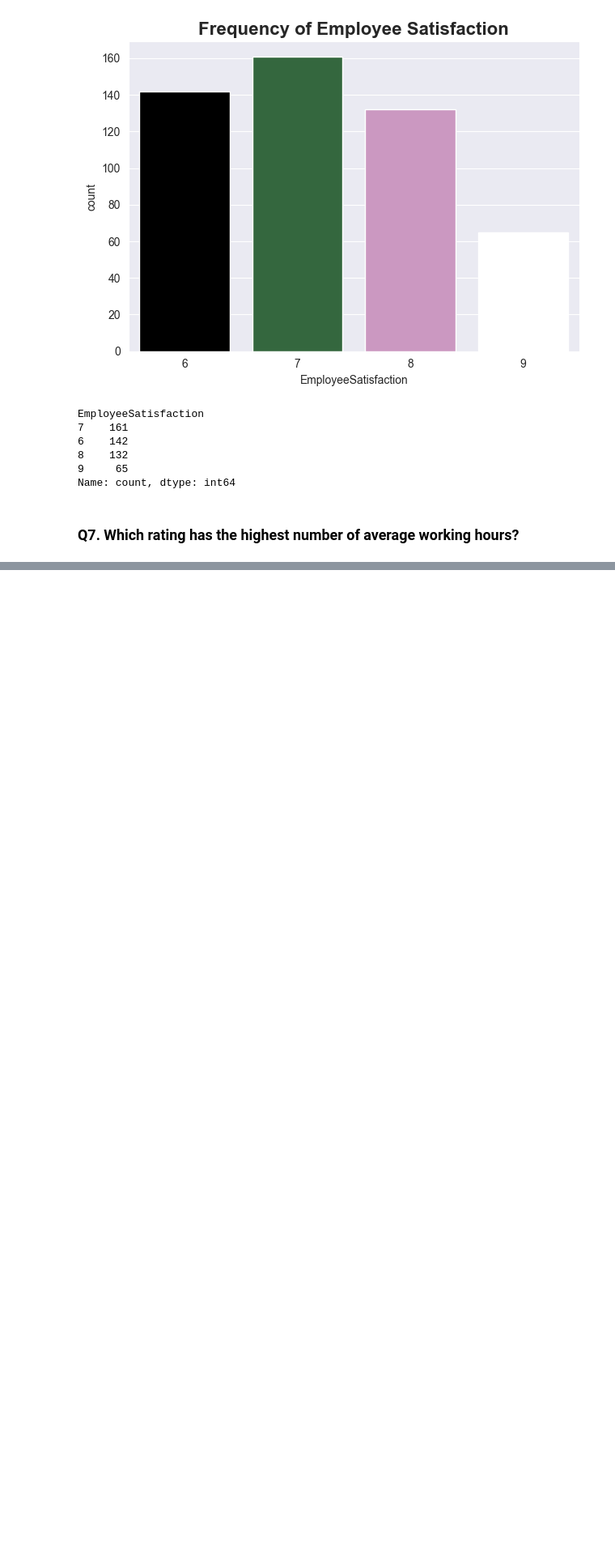
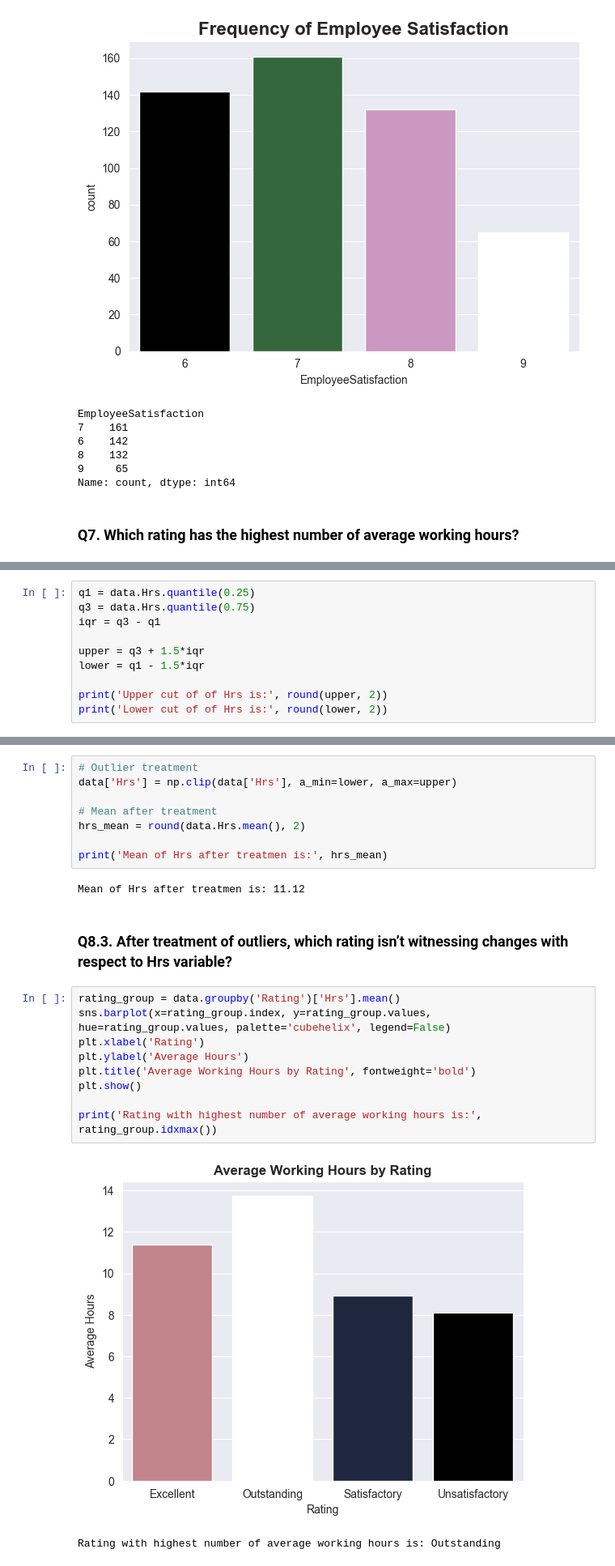
Before and after one commit to tariq0802/data-analytics, a Jupyter notebook: stats module 3/capstone/Capstone.ipynb, the cells around one changed output, grey strips where cells are left out. Shown at 81% size. Cells and saved outputs as stored; diff of their text form; blank space fills up the shorter version.

```diff
--- a/stats module 3/capstone/Capstone.ipynb
+++ b/stats module 3/capstone/Capstone.ipynb
@@ -333,0 +334,10 @@ data.head(10)
+# %%
+q1 = data.Hrs.quantile(0.25)
+q3 = data.Hrs.quantile(0.75)
+iqr = q3 - q1
+
+upper = q3 + 1.5*iqr
+lower = q1 - 1.5*iqr
+
+print('Upper cut of of Hrs is:', round(upper, 2))
+print('Lower cut of of Hrs is:', round(lower, 2))
@@ -333,0 +349,24 @@ data.head(10)
+# %%
+# Outlier treatment
+data['Hrs'] = np.clip(data['Hrs'], a_min=lower, a_max=upper)
+
+# Mean after treatment
+hrs_mean = round(data.Hrs.mean(), 2)
+
+print('Mean of Hrs after treatmen is:', hrs_mean)
+# %% [output]
+Mean of Hrs after treatmen is: 11.12
+# %% [markdown]
+### Q8.3. After treatment of outliers, which rating isn’t witnessing changes with respect to Hrs variable?
+# %%
+rating_group = data.groupby('Rating')['Hrs'].mean()
+sns.barplot(x=rating_group.index, y=rating_group.values, hue=rating_group.values, palette='cubehelix', legend=False)
+plt.xlabel('Rating')
+plt.ylabel('Average Hours')
+plt.title('Average Working Hours by Rating', fontweight='bold')
+plt.show()
+
+print('Rating with highest number of average working hours is:', rating_group.idxmax())
+# %% [output]
+[figure, added]
+Rating with highest number of average working hours is: Outstanding
```
Also changed, not shown: parts of 24 cells of this notebook.
